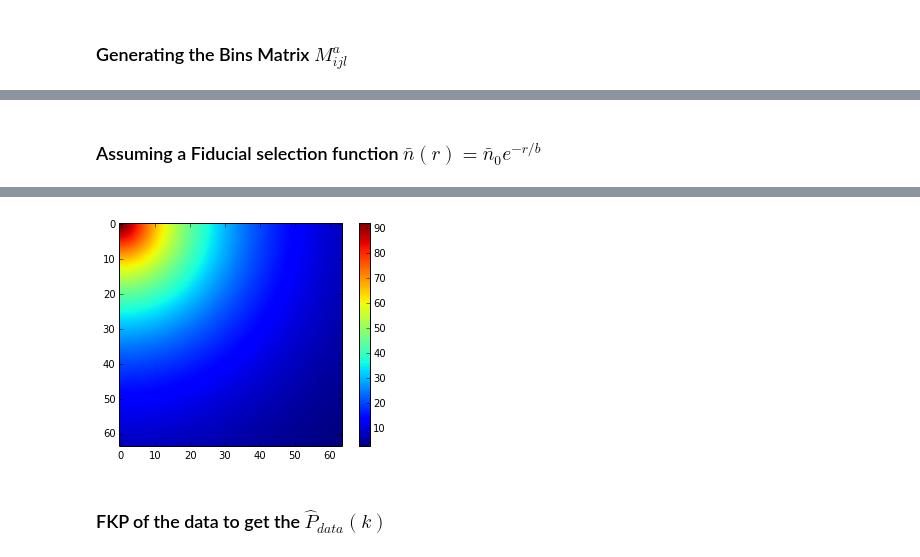
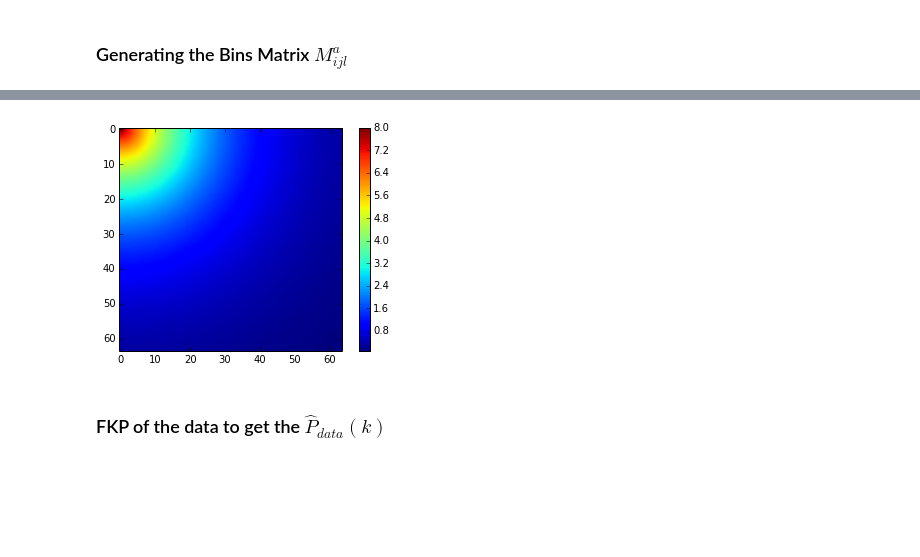
Before and after one commit to arthurmloureiro/MCMaps, a Jupyter notebook: MCMaps.ipynb, the cells around one changed output, grey strips where cells are left out. Saved outputs shown, nothing was run; the diff lists cells and outputs as text; code cells hidden in the pictures; blank space fills up the shorter version.

```diff
--- a/MCMaps.ipynb
+++ b/MCMaps.ipynb
@@ -84,10 +84,8 @@ pl.show()
-# %% [markdown]
-### Assuming a Fiducial selection function $\bar{n}(r)=\bar{n}_0e^{-r/b}$
 # %%
 %%time
 def n_bar_func(gridr,a_,b_):
     return a_*np.exp(-b_*gridr)
-n_bar_matrix_fid = n_bar_func(grid.grid_r, 100.,0.04)
-pl.imshow(n_bar_matrix_fid[2])
+n_bar_matrix_fid = n_bar_func(grid.grid_r, 8.,0.05)
+pl.imshow(n_bar_matrix_fid[0])
 pl.colorbar()
 # %% [output]
@@ -96,4 +94,4 @@ Wall time: 83.5 ms
-[figure, old version]
+[figure, new version]
 # %% [markdown]
 ### FKP of the data to get the $\hat{P}_{data}(k)$
 # %%
```
Also changed, not shown: parts of 17 cells of this notebook, 3 other files.
